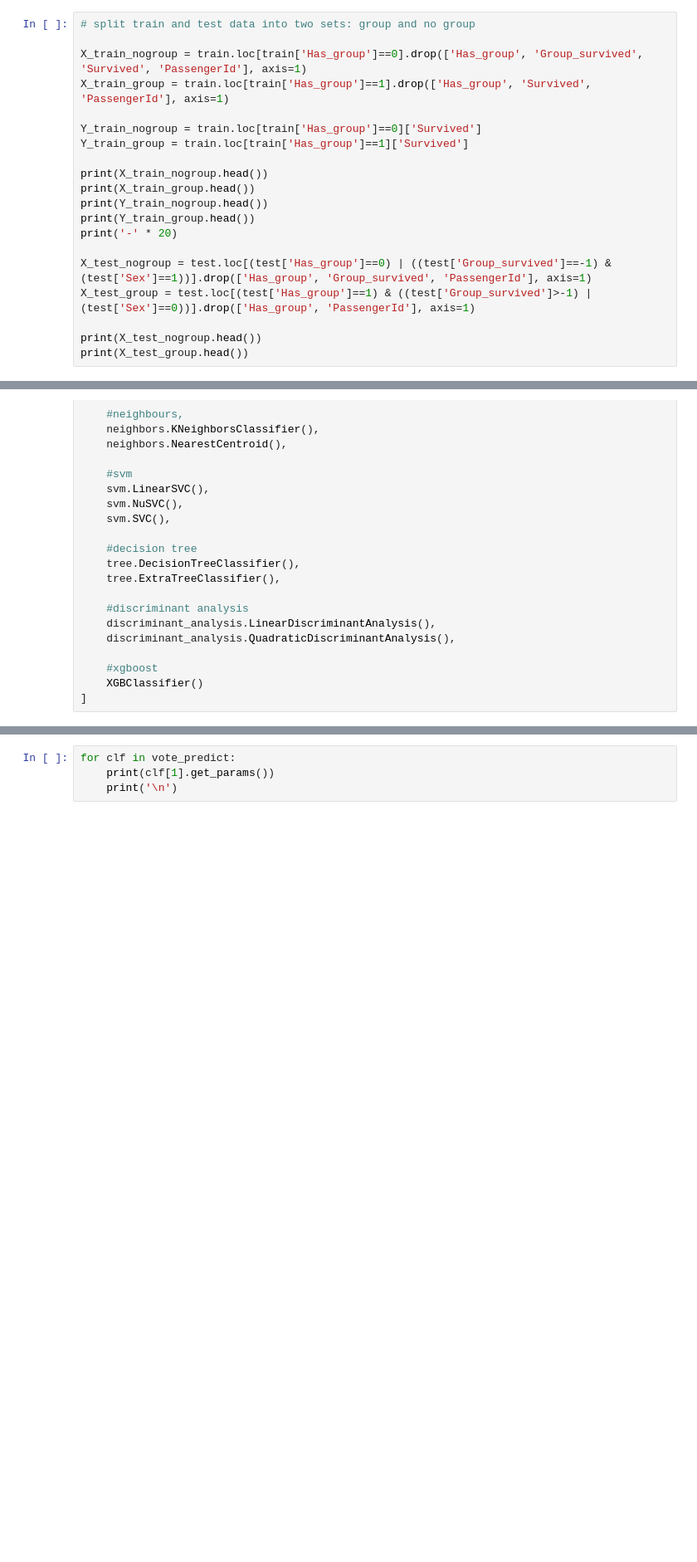
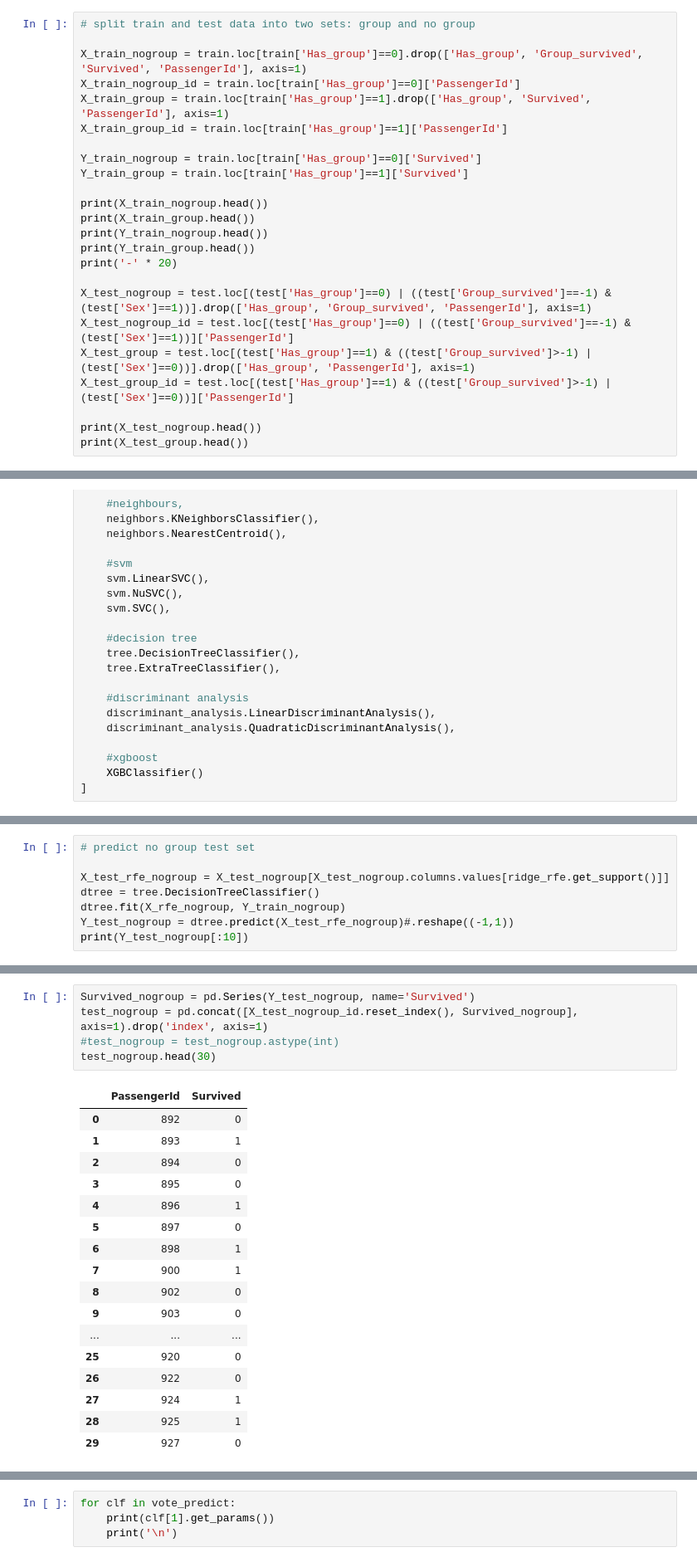
Before and after one commit to jasonnguyen3697/Titanic_survival_prediction, a Jupyter notebook: architecture_experiments.ipynb, the cells around one changed output, grey strips where cells are left out. Shown at 83% size. Saved outputs shown, nothing was run; the diff lists cells and outputs as text; blank space fills up the shorter version.

```diff
--- a/architecture_experiments.ipynb
+++ b/architecture_experiments.ipynb
@@ -51,7 +51,9 @@ train.head()
 # split train and test data into two sets: group and no group
 
 X_train_nogroup = train.loc[train['Has_group']==0].drop(['Has_group', 'Group_survived', 'Survived', 'PassengerId'], axis=1)
+X_train_nogroup_id = train.loc[train['Has_group']==0]['PassengerId']
 X_train_group = train.loc[train['Has_group']==1].drop(['Has_group', 'Survived', 'PassengerId'], axis=1)
+X_train_group_id = train.loc[train['Has_group']==1]['PassengerId']
 
 Y_train_nogroup = train.loc[train['Has_group']==0]['Survived']
 Y_train_group = train.loc[train['Has_group']==1]['Survived']
@@ -63,7 +65,9 @@ print(Y_train_group.head())
 print('-' * 20)
 
 X_test_nogroup = test.loc[(test['Has_group']==0) | ((test['Group_survived']==-1) & (test['Sex']==1))].drop(['Has_group', 'Group_survived', 'PassengerId'], axis=1)
+X_test_nogroup_id = test.loc[(test['Has_group']==0) | ((test['Group_survived']==-1) & (test['Sex']==1))]['PassengerId']
 X_test_group = test.loc[(test['Has_group']==1) & ((test['Group_survived']>-1) | (test['Sex']==0))].drop(['Has_group', 'PassengerId'], axis=1)
+X_test_group_id = test.loc[(test['Has_group']==1) & ((test['Group_survived']>-1) | (test['Sex']==0))]['PassengerId']
 
 print(X_test_nogroup.head())
 print(X_test_group.head())
@@ -333,0 +336,8 @@ sns.heatmap(Model_predict.corr(),linewidths=0.1,vmax=1.0, square=True, cmap=colo
+# %%
+# predict no group test set
+
+X_test_rfe_nogroup = X_test_nogroup[X_test_nogroup.columns.values[ridge_rfe.get_support()]]
+dtree = tree.DecisionTreeClassifier()
+dtree.fit(X_rfe_nogroup, Y_train_nogroup)
+Y_test_nogroup = dtree.predict(X_test_rfe_nogroup)#.reshape((-1,1))
+print(Y_test_nogroup[:10])
@@ -334,3 +346,26 @@ sns.heatmap(Model_predict.corr(),linewidths=0.1,vmax=1.0, square=True, cmap=colo
+# %%
+Survived_nogroup = pd.Series(Y_test_nogroup, name='Survived')
+test_nogroup = pd.concat([X_test_nogroup_id.reset_index(), Survived_nogroup], axis=1).drop('index', axis=1)
+#test_nogroup = test_nogroup.astype(int)
+test_nogroup.head(30)
+# %% [output]
+|  | PassengerId | Survived |
+| 0 | 892 | 0 |
+| 1 | 893 | 1 |
+| 2 | 894 | 0 |
+| 3 | 895 | 0 |
+| 4 | 896 | 1 |
+| 5 | 897 | 0 |
+| 6 | 898 | 1 |
+| 7 | 900 | 1 |
+| 8 | 902 | 0 |
+| 9 | 903 | 0 |
+| ... | ... | ... |
+| 25 | 920 | 0 |
+| 26 | 922 | 0 |
+| 27 | 924 | 1 |
+| 28 | 925 | 1 |
+| 29 | 927 | 0 |
 # %%
 # BUILD SUPER PREDICTOR
 
```
Also changed, not shown: parts of 7 cells of this notebook.
